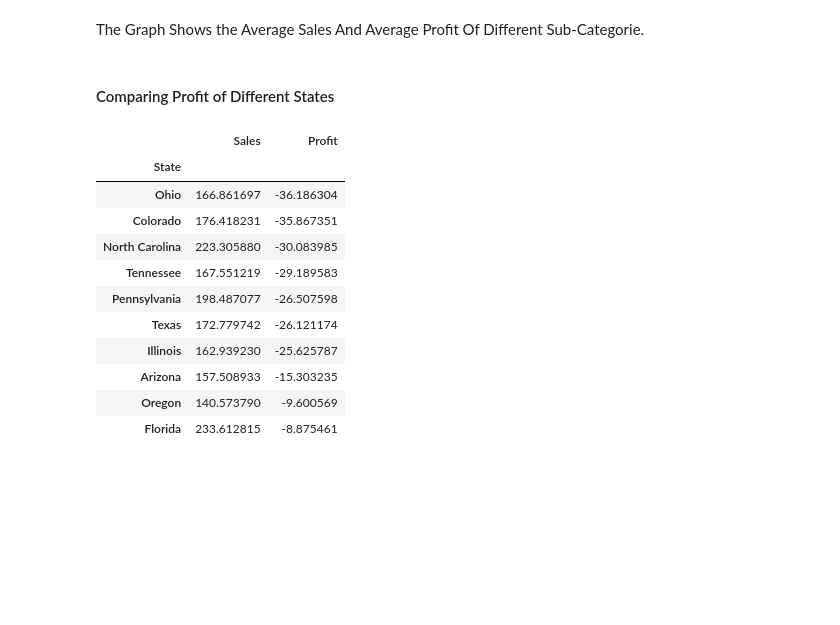
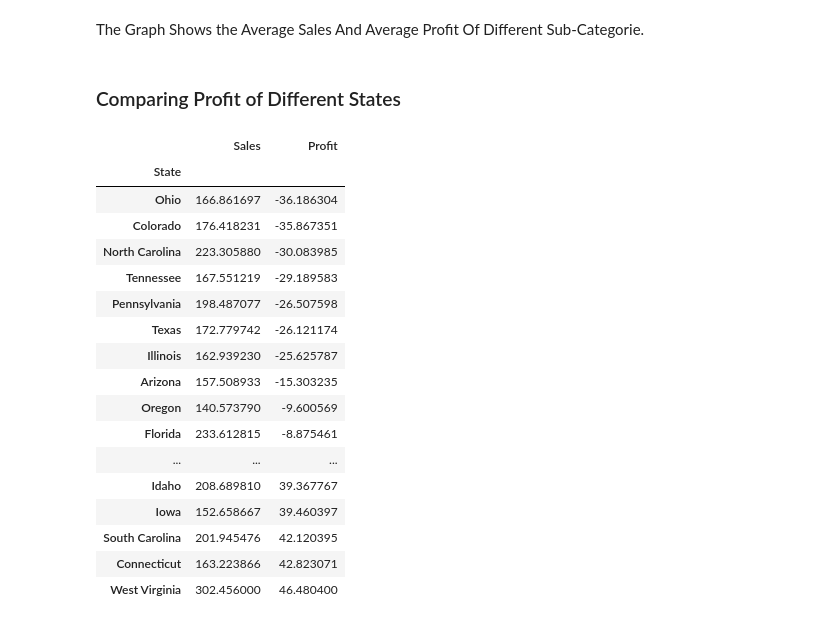
Before and after one commit to snehamaiti/SuperStore-Analysis, a Jupyter notebook: SuperStore.ipynb, the cells around one changed output. Saved outputs shown, nothing was run; the diff lists cells and outputs as text; code cells hidden in the pictures; blank space fills up the shorter version.

```diff
--- a/SuperStore.ipynb
+++ b/SuperStore.ipynb
@@ -142,23 +193,29 @@ plt.show();
 # %% [markdown]
 The Graph Shows the Average Sales And Average Profit Of Different Sub-Categorie.
 # %% [markdown]
-#### Comparing Profit of Different States
+### Comparing Profit of Different States
 # %%
 mean_by_state=df.groupby(['State']).mean('Sales')
 # %%
-mean_by_state[['Sales','Profit']].sort_values('Profit').head(10)
+mean_by_state[['Sales','Profit']].sort_values('Profit').head(20)
 # %% [output]
 |  | Sales | Profit |
 | State |  |  |
 | Ohio | 166.861697 | -36.186304 |
 | Colorado | 176.418231 | -35.867351 |
 | North Carolina | 223.305880 | -30.083985 |
 | Tennessee | 167.551219 | -29.189583 |
 | Pennsylvania | 198.487077 | -26.507598 |
 | Texas | 172.779742 | -26.121174 |
 | Illinois | 162.939230 | -25.625787 |
 | Arizona | 157.508933 | -15.303235 |
 | Oregon | 140.573790 | -9.600569 |
 | Florida | 233.612815 | -8.875461 |
+| ... | ... | ... |
+| Idaho | 208.689810 | 39.367767 |
+| Iowa | 152.658667 | 39.460397 |
+| South Carolina | 201.945476 | 42.120395 |
+| Connecticut | 163.223866 | 42.823071 |
+| West Virginia | 302.456000 | 46.480400 |
 # %%
 plt.figure(figsize=(20,7))
```
Also changed, not shown: parts of 23 cells of this notebook.
